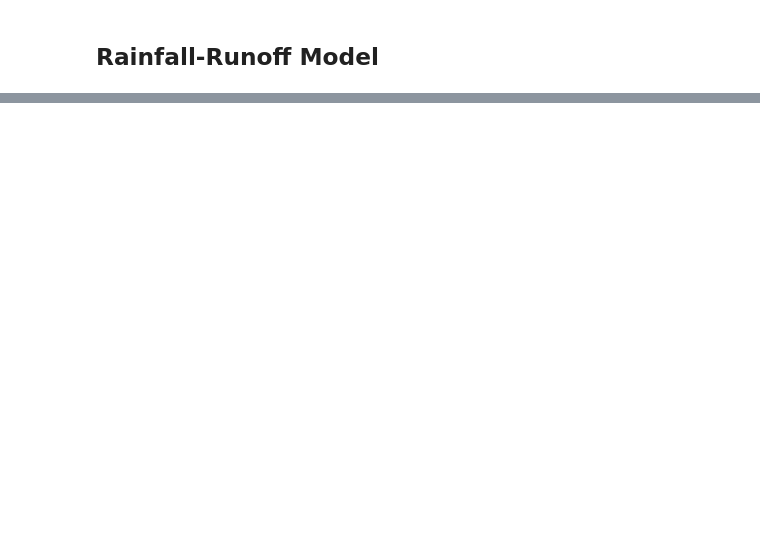
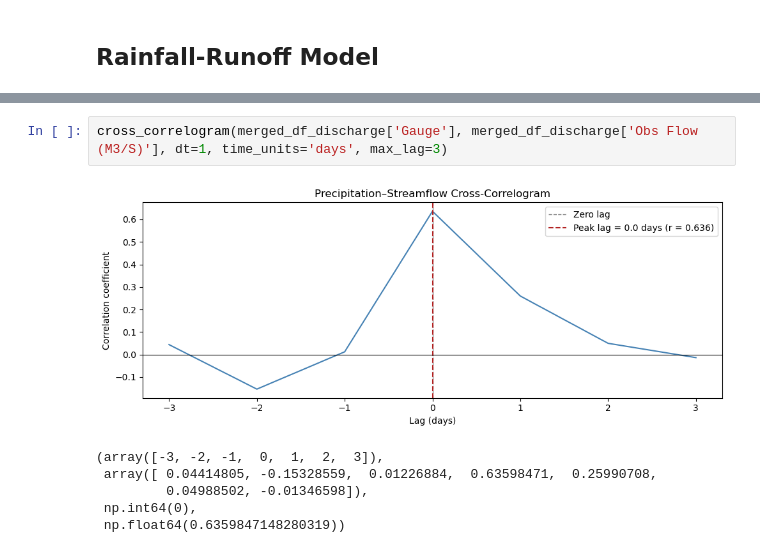
Before and after one commit to emzu/Kigali-Global-Flood-Models, a Jupyter notebook: Case_Study_02)_Rugunga.ipynb, the cells around one changed output, grey strips where cells are left out. Cells and saved outputs as stored; diff of their text form; blank space fills up the shorter version.

```diff
--- a/Case_Study_02)_Rugunga.ipynb
+++ b/Case_Study_02)_Rugunga.ipynb
@@ -82 +445,10 @@ CHRIPS: Using satellite (NASA IMERG) data to downscale to daily rainfall
+# %%
+cross_correlogram(merged_df_discharge['Gauge'], merged_df_discharge['Obs Flow (M3/S)'], dt=1, time_units='days', max_lag=3)
+# %% [output]
+[figure, added]
+(array([-3, -2, -1,  0,  1,  2,  3]),
+ array([ 0.04414805, -0.15328559,  0.01226884,  0.63598471,  0.25990708,
+         0.04988502, -0.01346598]),
+ np.int64(0),
+ np.float64(0.6359847148280319))
 # %%
```
Also changed, not shown: parts of 16 cells of this notebook, 6 other files.
